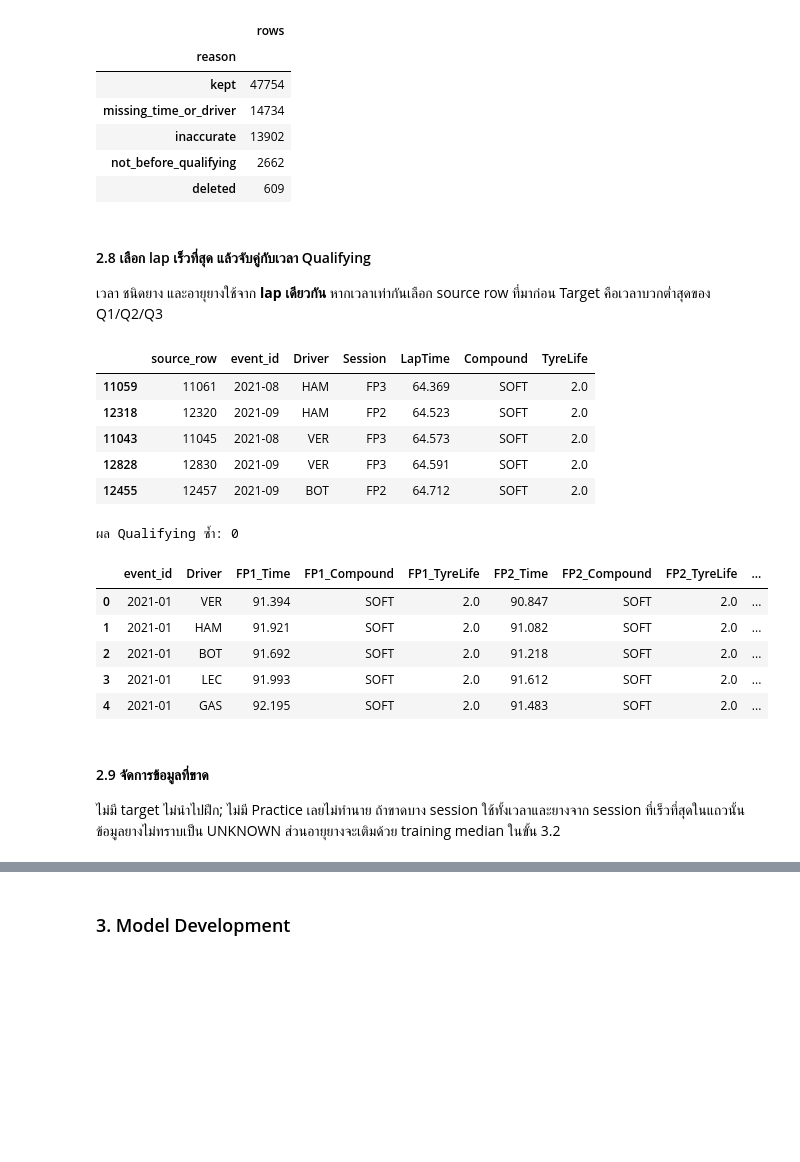
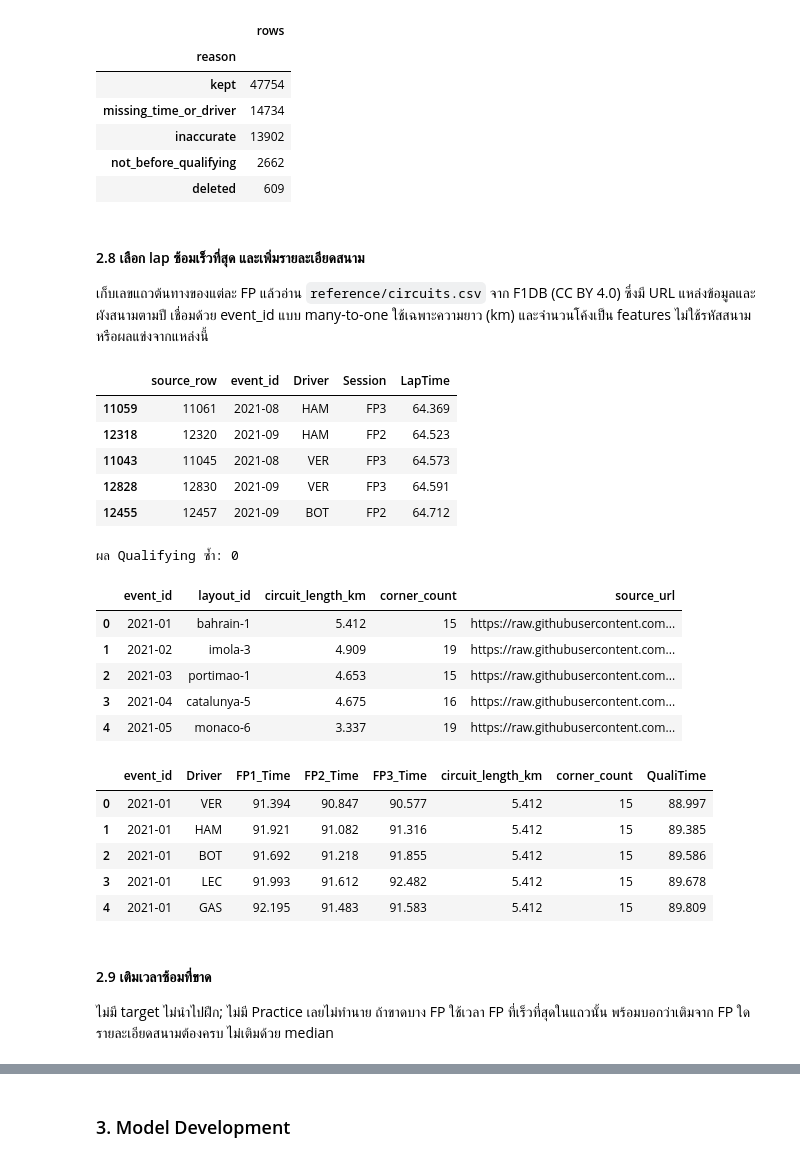
Before and after one commit to bigtalay/mini-project-ML-f1-qualify-time-prediction-, a Jupyter notebook: f1_project/final.ipynb, the cells around one changed output, grey strips where cells are left out. Saved outputs shown, nothing was run; the diff lists cells and outputs as text; code cells hidden in the pictures; blank space fills up the shorter version.

```diff
--- a/f1_project/final.ipynb
+++ b/f1_project/final.ipynb
@@ -33,6 +30,7 @@ CACHE = ROOT / "f1_cache"
 RAW = ROOT / "data/final/raw"
 PROCESSED = ROOT / "data/final/processed"
 MODELS = ROOT / "data/final/models"
+CIRCUIT_FILE = ROOT / "data/final/reference/circuits.csv"
 
 for folder in [CACHE, RAW, PROCESSED, MODELS]:
     folder.mkdir(parents=True, exist_ok=True)
@@ -305,56 +308,68 @@ display(audit.reason.value_counts().to_frame("rows"))
 | not_before_qualifying | 2662 |
 | deleted | 609 |
 # %% [markdown]
-#### 2.8 เลือก lap เร็วที่สุด แล้วจับคู่กับเวลา Qualifying
-เวลา ชนิดยาง และอายุยางใช้จาก **lap เดียวกัน** หากเวลาเท่ากันเลือก source row ที่มาก่อน Target คือเวลาบวกต่ำสุดของ Q1/Q2/Q3
+#### 2.8 เลือก lap ซ้อมเร็วที่สุด และเพิ่มรายละเอียดสนาม
+เก็บเลขแถวต้นทางของแต่ละ FP แล้วอ่าน `reference/circuits.csv` จาก F1DB (CC BY 4.0) ซึ่งมี URL แหล่งข้อมูลและผังสนามตามปี เชื่อมด้วย event_id แบบ many-to-one ใช้เฉพาะความยาว (km) และจำนวนโค้งเป็น features ไม่ใช้รหัสสนามหรือผลแข่งจากแหล่งนี้
 # %%
 PRACTICES = ["FP1", "FP2", "FP3"]
 TIMES = [f"{s}_Time" for s in PRACTICES]
-AGES = [f"{s}_TyreLife" for s in PRACTICES]
-COMPOUNDS = [f"{s}_Compound" for s in PRACTICES]
-FEATURES = [f"{s}_{field}" for s in PRACTICES for field in ["Time", "Compound", "TyreLife"]]
+CIRCUIT_FEATURES = ["circuit_length_km", "corner_count"]
+FEATURES = TIMES + CIRCUIT_FEATURES
 
 best = clean.sort_values(["LapTime", "source_row"], kind="stable").drop_duplicates(
     ["event_id", "Driver", "Session"]
 )
-display(best[["source_row", "event_id", "Driver", "Session", "LapTime", "Compound", "TyreLife"]].head())
+display(best[["source_row", "event_id", "Driver", "Session", "LapTime"]].head())
 
 target = results.rename(columns={"Abbreviation": "Driver"}).copy()
 print("ผล Qualifying ซ้ำ:", target.duplicated(["event_id", "Driver"]).sum())
 target = target.drop_duplicates(["event_id", "Driver"])
 for column in ["Q1", "Q2", "Q3"]:
     seconds = pd.to_timedelta(target[column], errors="coerce").dt.total_seconds()
     target[column] = seconds.where(seconds.gt(0))
 target["QualiTime"] = target[["Q1", "Q2", "Q3"]].min(axis=1)
 features = target[["event_id", "Driver", "QualiTime"]].merge(
     events[["event_id", "Year", "EventName"]], on="event_id", validate="many_to_one"
 )
 
 for session_name in PRACTICES:
-    columns = {"LapTime": "Time", "Compound": "Compound", "TyreLife": "TyreLife", "source_row": "source_row"}
+    columns = {"LapTime": "Time", "source_row": "source_row"}
     selected = best.loc[best.Session.eq(session_name), ["event_id", "Driver", *columns]]
     selected = selected.rename(columns={c: f"{session_name}_{suffix}" for c, suffix in columns.items()})
     features = features.merge(selected, on=["event_id", "Driver"], how="left", validate="one_to_one")
 
+circuits = pd.read_csv(CIRCUIT_FILE)
+assert circuits.event_id.is_unique, "ข้อมูลสนามซ้ำ"
+assert set(events.event_id) <= set(circuits.event_id), "ข้อมูลสนามไม่ครบ"
+features = features.merge(circuits, on="event_id", how="left", validate="many_to_one")
+assert features[CIRCUIT_FEATURES].notna().all().all(), "ห้ามเดาข้อมูลสนามที่ขาด"
+assert features.circuit_length_km.gt(0).all() and features.corner_count.gt(0).all()
+display(circuits[["event_id", "layout_id", *CIRCUIT_FEATURES, "source_url"]].head())
 features.to_csv(PROCESSED / "features_before_fill.csv", index=False)
 display(features[["event_id", "Driver", *FEATURES, "QualiTime"]].head())
 # %% [output]
-|  | source_row | event_id | Driver | Session | LapTime | Compound | TyreLife |
-| 11059 | 11061 | 2021-08 | HAM | FP3 | 64.369 | SOFT | 2.0 |
-| 12318 | 12320 | 2021-09 | HAM | FP2 | 64.523 | SOFT | 2.0 |
-| 11043 | 11045 | 2021-08 | VER | FP3 | 64.573 | SOFT | 2.0 |
-| 12828 | 12830 | 2021-09 | VER | FP3 | 64.591 | SOFT | 2.0 |
-| 12455 | 12457 | 2021-09 | BOT | FP2 | 64.712 | SOFT | 2.0 |
+|  | source_row | event_id | Driver | Session | LapTime |
+| 11059 | 11061 | 2021-08 | HAM | FP3 | 64.369 |
+| 12318 | 12320 | 2021-09 | HAM | FP2 | 64.523 |
+| 11043 | 11045 | 2021-08 | VER | FP3 | 64.573 |
+| 12828 | 12830 | 2021-09 | VER | FP3 | 64.591 |
+| 12455 | 12457 | 2021-09 | BOT | FP2 | 64.712 |
 ผล Qualifying ซ้ำ: 0
-|  | event_id | Driver | FP1_Time | FP1_Compound | FP1_TyreLife | FP2_Time | FP2_Compound | FP2_TyreLife | ... |
-| 0 | 2021-01 | VER | 91.394 | SOFT | 2.0 | 90.847 | SOFT | 2.0 | ... |
-| 1 | 2021-01 | HAM | 91.921 | SOFT | 2.0 | 91.082 | SOFT | 2.0 | ... |
-| 2 | 2021-01 | BOT | 91.692 | SOFT | 2.0 | 91.218 | SOFT | 2.0 | ... |
-| 3 | 2021-01 | LEC | 91.993 | SOFT | 2.0 | 91.612 | SOFT | 2.0 | ... |
-| 4 | 2021-01 | GAS | 92.195 | SOFT | 2.0 | 91.483 | SOFT | 2.0 | ... |
+|  | event_id | layout_id | circuit_length_km | corner_count | source_url |
+| 0 | 2021-01 | bahrain-1 | 5.412 | 15 | https://raw.githubusercontent.com... |
+| 1 | 2021-02 | imola-3 | 4.909 | 19 | https://raw.githubusercontent.com... |
+| 2 | 2021-03 | portimao-1 | 4.653 | 15 | https://raw.githubusercontent.com... |
+| 3 | 2021-04 | catalunya-5 | 4.675 | 16 | https://raw.githubusercontent.com... |
+| 4 | 2021-05 | monaco-6 | 3.337 | 19 | https://raw.githubusercontent.com... |
+|  | event_id | Driver | FP1_Time | FP2_Time | FP3_Time | circuit_length_km | corner_count | QualiTime |
+| 0 | 2021-01 | VER | 91.394 | 90.847 | 90.577 | 5.412 | 15 | 88.997 |
+| 1 | 2021-01 | HAM | 91.921 | 91.082 | 91.316 | 5.412 | 15 | 89.385 |
+| 2 | 2021-01 | BOT | 91.692 | 91.218 | 91.855 | 5.412 | 15 | 89.586 |
+| 3 | 2021-01 | LEC | 91.993 | 91.612 | 92.482 | 5.412 | 15 | 89.678 |
+| 4 | 2021-01 | GAS | 92.195 | 91.483 | 91.583 | 5.412 | 15 | 89.809 |
 # %% [markdown]
-#### 2.9 จัดการข้อมูลที่ขาด
-ไม่มี target ไม่นำไปฝึก; ไม่มี Practice เลยไม่ทำนาย ถ้าขาดบาง session ใช้ทั้งเวลาและยางจาก session ที่เร็วที่สุดในแถวนั้น ข้อมูลยางไม่ทราบเป็น UNKNOWN ส่วนอายุยางจะเติมด้วย training median ในขั้น 3.2
+#### 2.9 เติมเวลาซ้อมที่ขาด
+ไม่มี target ไม่นำไปฝึก; ไม่มี Practice เลยไม่ทำนาย ถ้าขาดบาง FP ใช้เวลา FP ที่เร็วที่สุดในแถวนั้น พร้อมบอกว่าเติมจาก FP ใด รายละเอียดสนามต้องครบ ไม่เติมด้วย median
 # %%
 print("ไม่มี target:", features.QualiTime.isna().sum())
 print("ไม่มี Practice เลย:", features[TIMES].isna().all(axis=1).sum())
```
Also changed, not shown: parts of 21 cells of this notebook, 10 other files.
